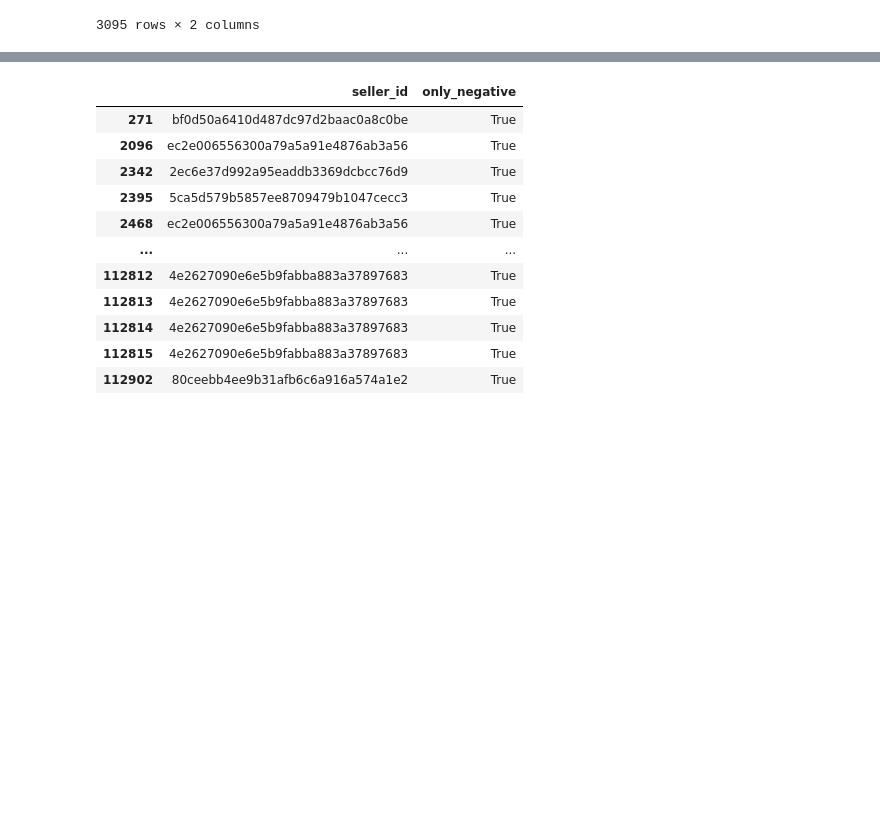
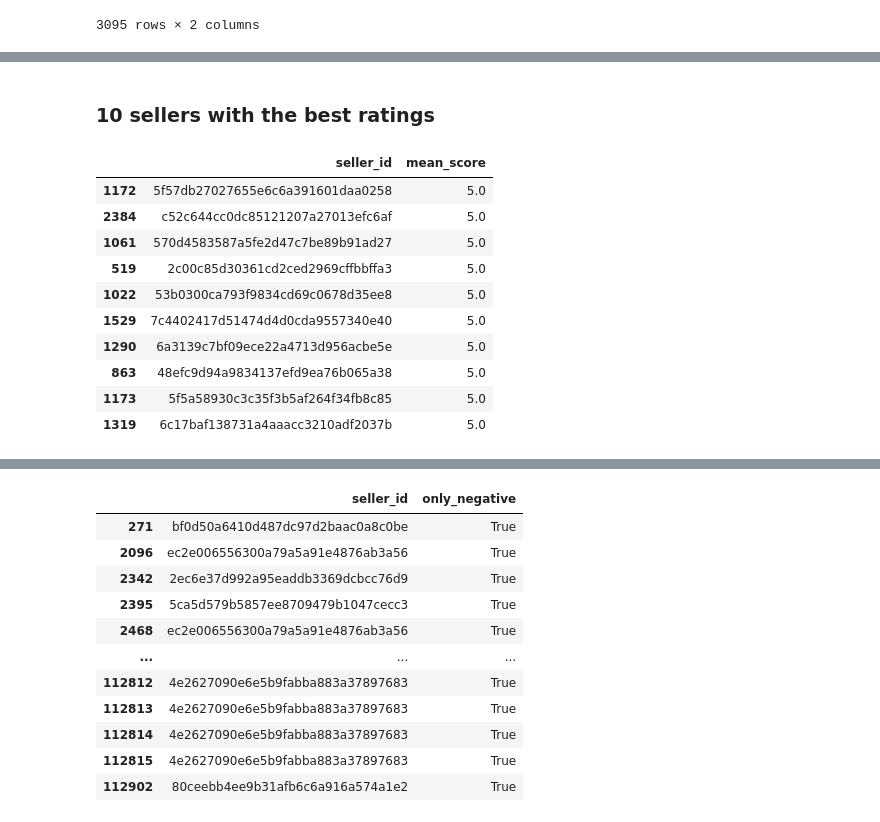
Before and after one commit to Swyatoistudent/SMART, a Jupyter notebook: TASK3/analytics.ipynb, the cells around one changed output, grey strips where cells are left out. Cells and saved outputs as stored; diff of their text form; code cells hidden in the pictures; blank space fills up the shorter version.

```diff
--- a/TASK3/analytics.ipynb
+++ b/TASK3/analytics.ipynb
@@ -85,0 +114,16 @@ order_items_reviews
+# %% [markdown]
+### 10 sellers with the best ratings
+# %%
+seller_reviews[-10:]
+# %% [output]
+|  | seller_id | mean_score |
+| 1172 | 5f57db27027655e6c6a391601daa0258 | 5.0 |
+| 2384 | c52c644cc0dc85121207a27013efc6af | 5.0 |
+| 1061 | 570d4583587a5fe2d47c7be89b91ad27 | 5.0 |
+| 519 | 2c00c85d30361cd2ced2969cffbbffa3 | 5.0 |
+| 1022 | 53b0300ca793f9834cd69c0678d35ee8 | 5.0 |
+| 1529 | 7c4402417d51474d4d0cda9557340e40 | 5.0 |
+| 1290 | 6a3139c7bf09ece22a4713d956acbe5e | 5.0 |
+| 863 | 48efc9d94a9834137efd9ea76b065a38 | 5.0 |
+| 1173 | 5f5a58930c3c35f3b5af264f34fb8c85 | 5.0 |
+| 1319 | 6c17baf138731a4aaacc3210adf2037b | 5.0 |
```
Also changed, not shown: parts of 14 cells of this notebook.
